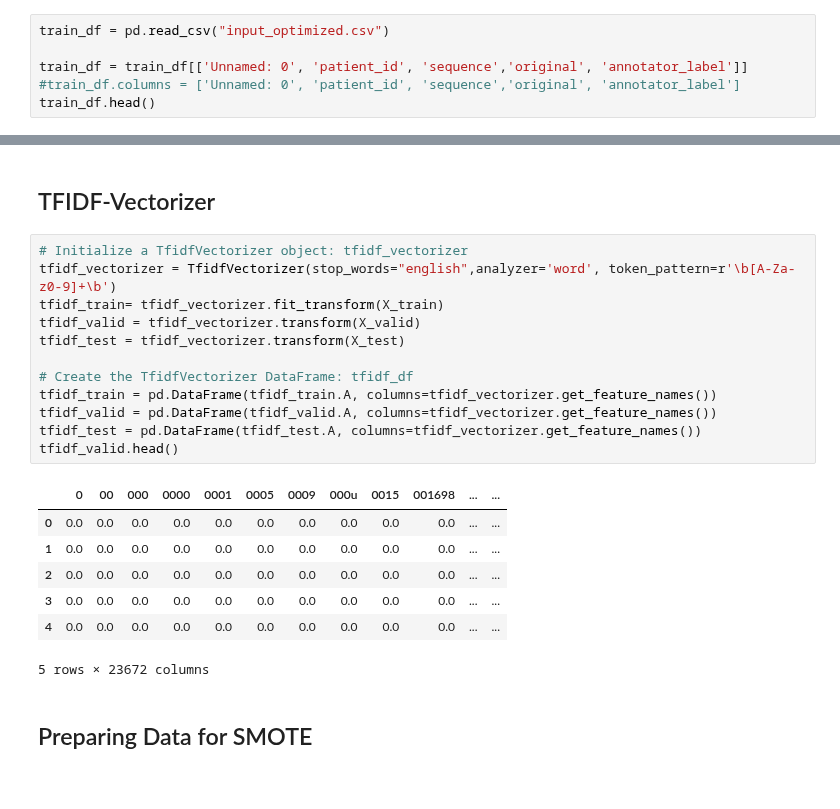
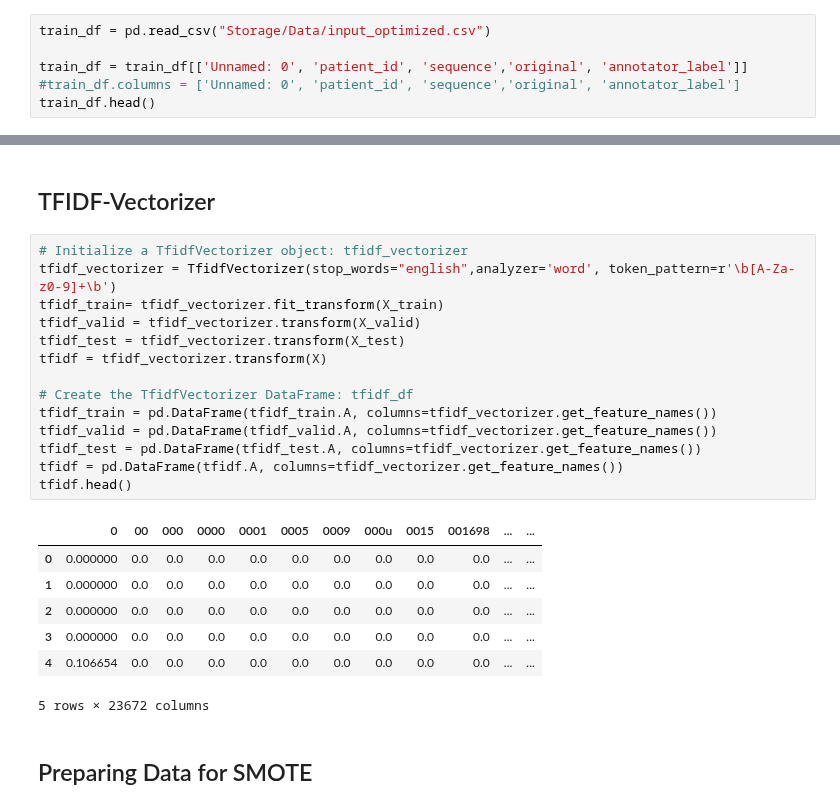
Before and after one commit to anaconda121/NeuraHealth, a Jupyter notebook: Modeling/Logistic-Regression-TFIDF.ipynb, the cells around one changed output, grey strips where cells are left out. Saved outputs shown, nothing was run; the diff lists cells and outputs as text.

```diff
--- a/Modeling/Logistic-Regression-TFIDF.ipynb
+++ b/Modeling/Logistic-Regression-TFIDF.ipynb
@@ -34,7 +34,7 @@ warnings.filterwarnings('ignore')
 # %% [markdown]
 ## Import and Train-Test-Val-Split
 # %%
-train_df = pd.read_csv("input_optimized.csv")
+train_df = pd.read_csv("Storage/Data/input_optimized.csv")
 
 train_df = train_df[['Unnamed: 0', 'patient_id', 'sequence','original', 'annotator_label']]
 #train_df.columns = ['Unnamed: 0', 'patient_id', 'sequence','original', 'annotator_label']
@@ -308,22 +339,24 @@ count_train.head()
 # %%
 # Initialize a TfidfVectorizer object: tfidf_vectorizer
 tfidf_vectorizer = TfidfVectorizer(stop_words="english",analyzer='word', token_pattern=r'\b[A-Za-z0-9]+\b')
 tfidf_train= tfidf_vectorizer.fit_transform(X_train)
 tfidf_valid = tfidf_vectorizer.transform(X_valid)
 tfidf_test = tfidf_vectorizer.transform(X_test)
+tfidf = tfidf_vectorizer.transform(X)
 
 # Create the TfidfVectorizer DataFrame: tfidf_df
 tfidf_train = pd.DataFrame(tfidf_train.A, columns=tfidf_vectorizer.get_feature_names())
 tfidf_valid = pd.DataFrame(tfidf_valid.A, columns=tfidf_vectorizer.get_feature_names())
 tfidf_test = pd.DataFrame(tfidf_test.A, columns=tfidf_vectorizer.get_feature_names())
-tfidf_valid.head()
+tfidf = pd.DataFrame(tfidf.A, columns=tfidf_vectorizer.get_feature_names())
+tfidf.head()
 # %% [output]
 |  | 0 | 00 | 000 | 0000 | 0001 | 0005 | 0009 | 000u | 0015 | 001698 | ... | ... |
-| 0 | 0.0 | 0.0 | 0.0 | 0.0 | 0.0 | 0.0 | 0.0 | 0.0 | 0.0 | 0.0 | ... | ... |
-| 1 | 0.0 | 0.0 | 0.0 | 0.0 | 0.0 | 0.0 | 0.0 | 0.0 | 0.0 | 0.0 | ... | ... |
-| 2 | 0.0 | 0.0 | 0.0 | 0.0 | 0.0 | 0.0 | 0.0 | 0.0 | 0.0 | 0.0 | ... | ... |
-| 3 | 0.0 | 0.0 | 0.0 | 0.0 | 0.0 | 0.0 | 0.0 | 0.0 | 0.0 | 0.0 | ... | ... |
-| 4 | 0.0 | 0.0 | 0.0 | 0.0 | 0.0 | 0.0 | 0.0 | 0.0 | 0.0 | 0.0 | ... | ... |
+| 0 | 0.000000 | 0.0 | 0.0 | 0.0 | 0.0 | 0.0 | 0.0 | 0.0 | 0.0 | 0.0 | ... | ... |
+| 1 | 0.000000 | 0.0 | 0.0 | 0.0 | 0.0 | 0.0 | 0.0 | 0.0 | 0.0 | 0.0 | ... | ... |
+| 2 | 0.000000 | 0.0 | 0.0 | 0.0 | 0.0 | 0.0 | 0.0 | 0.0 | 0.0 | 0.0 | ... | ... |
+| 3 | 0.000000 | 0.0 | 0.0 | 0.0 | 0.0 | 0.0 | 0.0 | 0.0 | 0.0 | 0.0 | ... | ... |
+| 4 | 0.106654 | 0.0 | 0.0 | 0.0 | 0.0 | 0.0 | 0.0 | 0.0 | 0.0 | 0.0 | ... | ... |
 5 rows × 23672 columns
 # %% [markdown]
 ## Preparing Data for SMOTE
```
Also changed, not shown: parts of 64 cells of this notebook, 2 other files.
